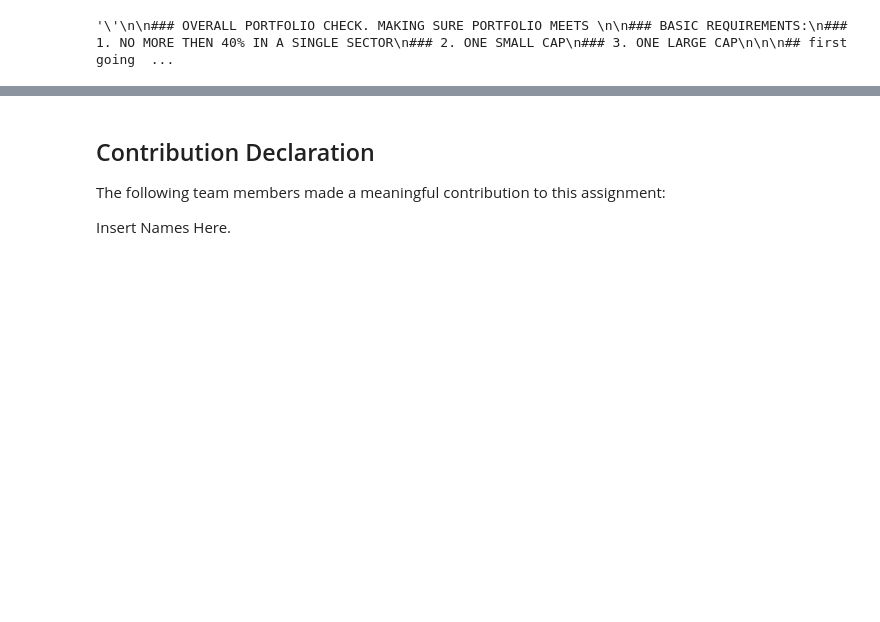
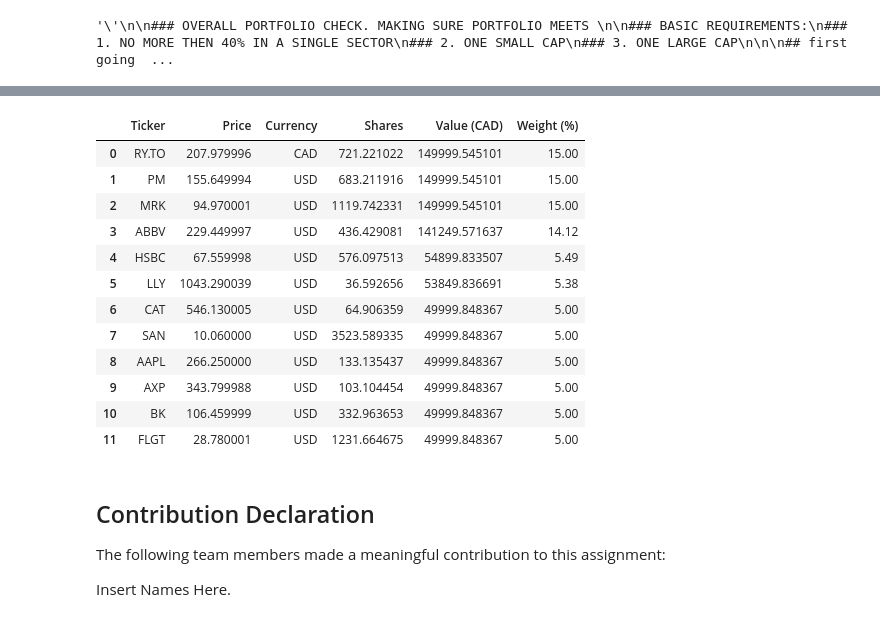
Before and after one commit to aadya-khanna/cfm-team-assignment, a Jupyter notebook: Team_14_Assignment.ipynb, the cells around one changed output, grey strips where cells are left out. Cells and saved outputs as stored; diff of their text form; code cells hidden in the pictures; blank space fills up the shorter version.

Commit message:
final portfolio

```diff
--- a/Team_14_Assignment.ipynb
+++ b/Team_14_Assignment.ipynb
@@ -1018,3 +1018,89 @@ def check_portfolio(portfolio, final_tickers):
 '''
 # %% [output]
 '\'\n\n### OVERALL PORTFOLIO CHECK. MAKING SURE PORTFOLIO MEETS \n\n### BASIC REQUIREMENTS:\n### 1. NO MORE THEN 40% IN A SINGLE SECTOR\n### 2. ONE SMALL CAP\n### 3. ONE LARGE CAP\n\n\n## first going  ...
+# %%
+### FINAL CODE PORTFOLIO GENERATION
+
+
+
+money_cad = 1000000
+maxfee_usd = 2.15
+numstocks = num_stocks_to_invest
+
+
+##takes dataframe with columns "Ticker" and "Weight" as a DECIMAL
+def produce_finaldf(df_tickers_and_weight):
+
+    #get exchange rates for both directions
+    usd_to_cad = yf.Ticker("CAD=X").fast_info["lastPrice"]
+    cad_to_usd = 1 / usd_to_cad
+
+    max_fees_cad = maxfee_usd * usd_to_cad
+    investable_cad = money_cad - max_fees_cad
+
+    final_tickers = []
+    final_price = []
+    final_currency = []
+    final_shares = []
+    final_value_cad = []
+    final_weights = []
+
+    for indx, row in df_tickers_and_weight.iterrows():
+        ticker = row["Ticker"]
+        weight_decimal = row["Weight"]
+
+        spend_amnt_cad = investable_cad * weight_decimal
+
+        info = yf.Ticker(ticker).fast_info
+        price = info["lastPrice"]
+        currency = info.get("currency", "USD")
+
+        ##NEED TO CHECK IF USD OR CAD ARE THE ONLY POSSIBLE CURRENCIES
+
+        #if the stock is in usd, convert its price into cad so its simpler to buy it since our money is in cad
+        if currency == "USD":
+            price_cad = price * usd_to_cad
+        else:
+            price_cad = price
+
+        shares = spend_amnt_cad / price_cad
+        value_cad = shares * price_cad
+
+        final_tickers.append(ticker)
+        final_price.append(price)
+        final_currency.append(currency)
+        final_shares.append(shares)
+        final_value_cad.append(value_cad)
+        final_weights.append(round(weight_decimal * 100,2)) #to make a percent
+
+
+    total_shares = sum(final_shares)
+    fee_usd_shares = total_shares * 0.001
+    fee_usd = min(maxfee_usd, fee_usd_shares)
+    fee_cad = fee_usd * usd_to_cad
+
+    df_final = pd.DataFrame({
+        "Ticker": final_tickers,
+        "Price": final_price,
+        "Currency": final_currency,
+        "Shares": final_shares,
+        "Value (CAD)": final_value_cad,
+        "Weight (%)": final_weights})
+
+    total_invested = sum(final_value_cad)
+    final_spent = total_invested + fee_cad
+    leftover_cash = money_cad - final_spent
+
+
+    print("\n\nTotal Portfolio Value (CAD): $", round(total_invested,2))
+    print("Fee Charged (USD): $", fee_usd, "| Fee Charged (CAD): $", round(fee_cad,2))
+    print("Total Spent Including Fees (CAD): $", round(final_spent,2))
+    ##print("Remaining Cash (CAD): $", leftover_cash)
+
+    return df_final
+
+
+
+print(weights_df)
+produce_finaldf(weights_df)
+# %% [output]
@@ -1021,3 +1125,16 @@ def check_portfolio(portfolio, final_tickers):
+|  | Ticker | Price | Currency | Shares | Value (CAD) | Weight (%) |
+| 0 | RY.TO | 207.979996 | CAD | 721.221022 | 149999.545101 | 15.00 |
+| 1 | PM | 155.649994 | USD | 683.211916 | 149999.545101 | 15.00 |
+| 2 | MRK | 94.970001 | USD | 1119.742331 | 149999.545101 | 15.00 |
+| 3 | ABBV | 229.449997 | USD | 436.429081 | 141249.571637 | 14.12 |
+| 4 | HSBC | 67.559998 | USD | 576.097513 | 54899.833507 | 5.49 |
+| 5 | LLY | 1043.290039 | USD | 36.592656 | 53849.836691 | 5.38 |
+| 6 | CAT | 546.130005 | USD | 64.906359 | 49999.848367 | 5.00 |
+| 7 | SAN | 10.060000 | USD | 3523.589335 | 49999.848367 | 5.00 |
+| 8 | AAPL | 266.250000 | USD | 133.135437 | 49999.848367 | 5.00 |
+| 9 | AXP | 343.799988 | USD | 103.104454 | 49999.848367 | 5.00 |
+| 10 | BK | 106.459999 | USD | 332.963653 | 49999.848367 | 5.00 |
+| 11 | FLGT | 28.780001 | USD | 1231.664675 | 49999.848367 | 5.00 |
 # %% [markdown]
 ## Contribution Declaration
 
```
Also changed, not shown: parts of 4 cells of this notebook.
